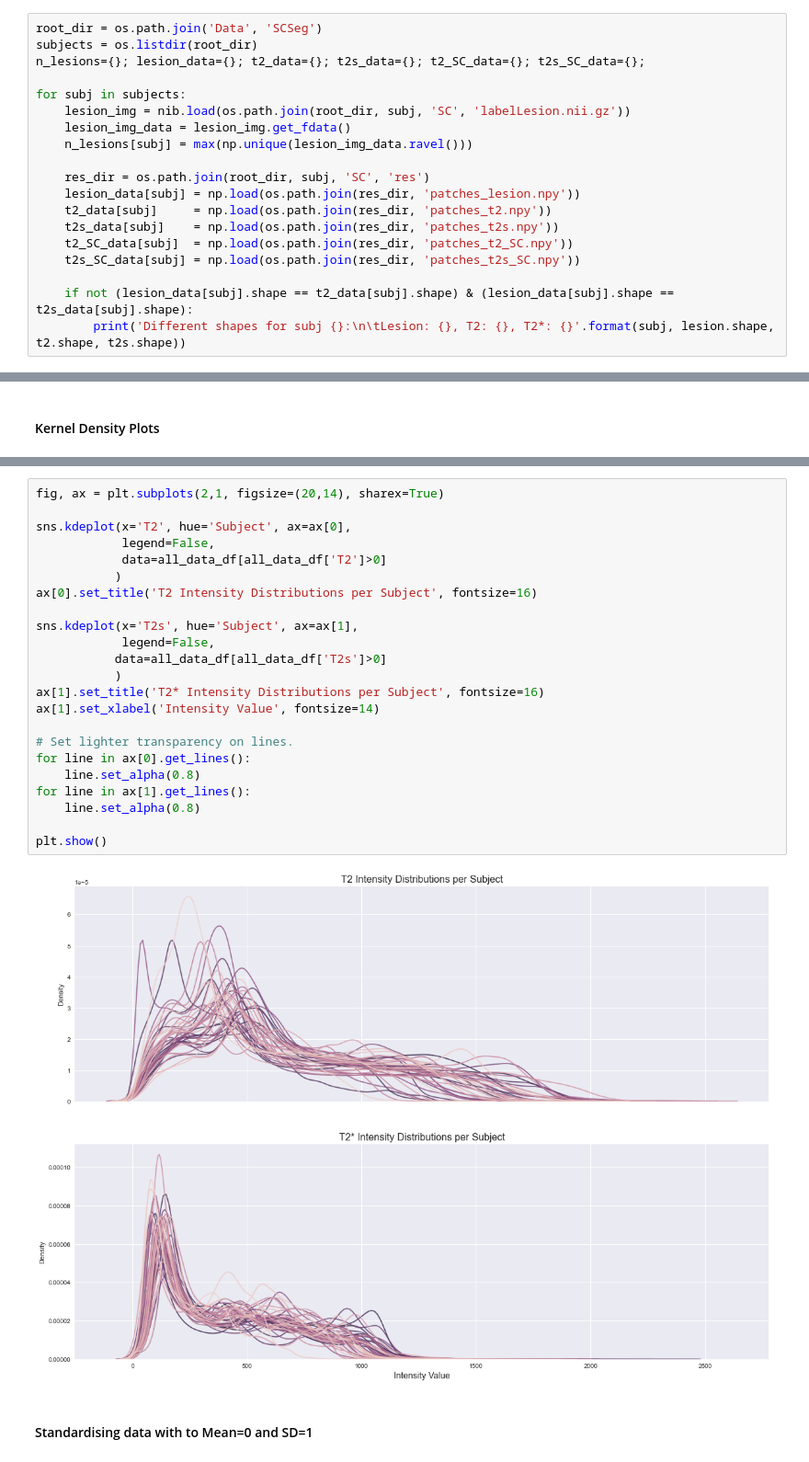
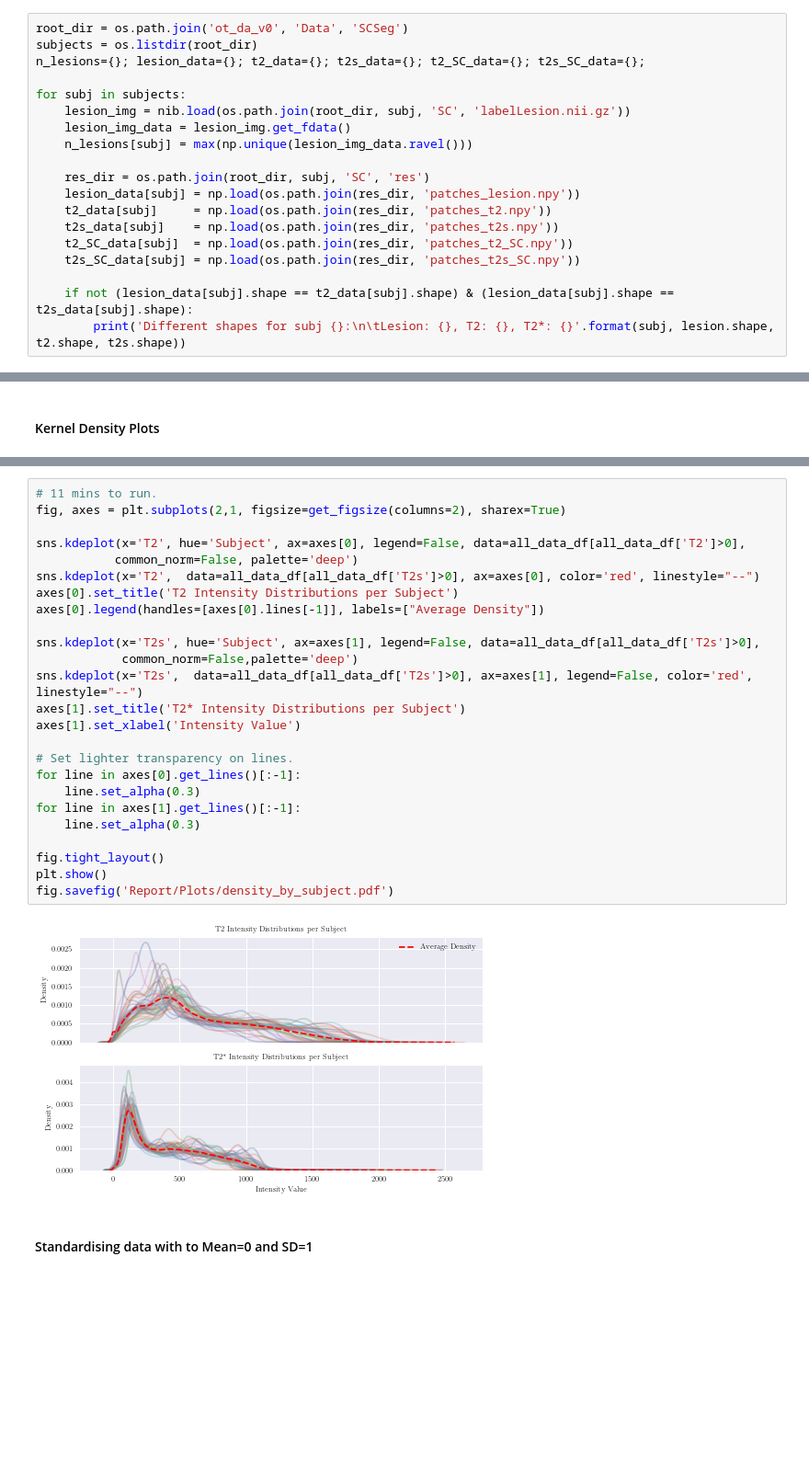
Before and after one commit to rickymwalsh/sc-segmentation, a Jupyter notebook: data-exploration.ipynb, the cells around one changed output, grey strips where cells are left out. Shown at 92% size. Drawn from its saved outputs; the diff is of its cells as text; blank space fills up the shorter version.

```diff
--- a/data-exploration.ipynb
+++ b/data-exploration.ipynb
@@ -17,7 +72,7 @@ centre8_subjects = centres_df[centres_df['centerId']=='8']['patientId'].tolist()
 # %% [markdown]
 ### Reading in Patch Data
 # %%
-root_dir = os.path.join('Data', 'SCSeg')
+root_dir = os.path.join('ot_da_v0', 'Data', 'SCSeg')
 subjects = os.listdir(root_dir)
 n_lesions={}; lesion_data={}; t2_data={}; t2s_data={}; t2_SC_data={}; t2s_SC_data={};
 
@@ -298,28 +425,30 @@ plt.show()
 # %%
-fig, ax = plt.subplots(2,1, figsize=(20,14), sharex=True)
+# 11 mins to run.
+fig, axes = plt.subplots(2,1, figsize=get_figsize(columns=2), sharex=True)
 
-sns.kdeplot(x='T2', hue='Subject', ax=ax[0],
-            legend=False,
-            data=all_data_df[all_data_df['T2']>0]
-           )
-ax[0].set_title('T2 Intensity Distributions per Subject', fontsize=16)
+sns.kdeplot(x='T2', hue='Subject', ax=axes[0], legend=False, data=all_data_df[all_data_df['T2']>0],
+           common_norm=False, palette='deep')
+sns.kdeplot(x='T2',  data=all_data_df[all_data_df['T2s']>0], ax=axes[0], color='red', linestyle="--")
+axes[0].set_title('T2 Intensity Distributions per Subject')
+axes[0].legend(handles=[axes[0].lines[-1]], labels=["Average Density"])
 
-sns.kdeplot(x='T2s', hue='Subject', ax=ax[1],
-            legend=False,
-           data=all_data_df[all_data_df['T2s']>0]
-           )
-ax[1].set_title('T2* Intensity Distributions per Subject', fontsize=16)
-ax[1].set_xlabel('Intensity Value', fontsize=14)
+sns.kdeplot(x='T2s', hue='Subject', ax=axes[1], legend=False, data=all_data_df[all_data_df['T2s']>0],
+            common_norm=False,palette='deep')
+sns.kdeplot(x='T2s',  data=all_data_df[all_data_df['T2s']>0], ax=axes[1], legend=False, color='red', linestyle="--")
+axes[1].set_title('T2* Intensity Distributions per Subject')
+axes[1].set_xlabel('Intensity Value')
 
 # Set lighter transparency on lines.
-for line in ax[0].get_lines():
-    line.set_alpha(0.8)
-for line in ax[1].get_lines():
-    line.set_alpha(0.8)
+for line in axes[0].get_lines()[:-1]:
+    line.set_alpha(0.3)
+for line in axes[1].get_lines()[:-1]:
+    line.set_alpha(0.3)
 
+fig.tight_layout()
 plt.show()
+fig.savefig('Report/Plots/density_by_subject.pdf')
 # %% [output]
-[figure, old version]
+[figure, new version]
 # %% [markdown]
 #### Standardising data with to Mean=0 and SD=1
 # %%
```
Also changed, not shown: parts of 20 cells of this notebook.
